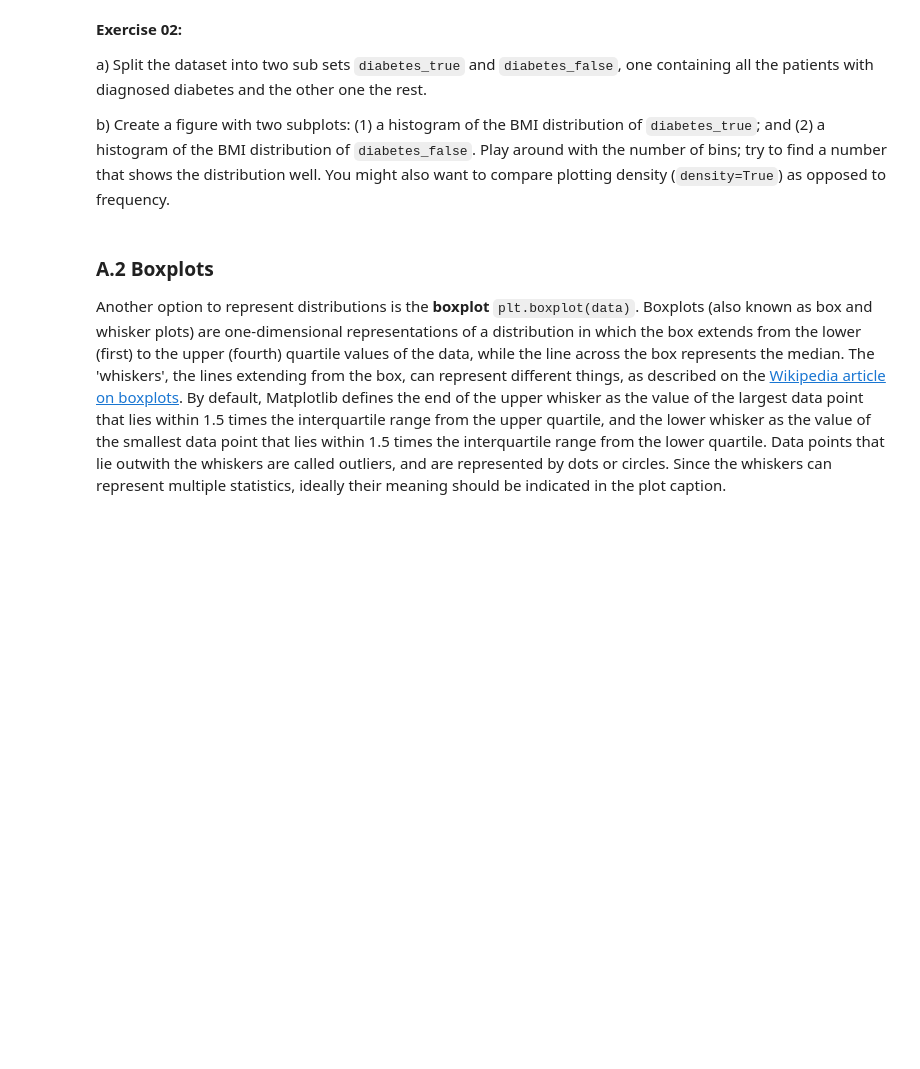
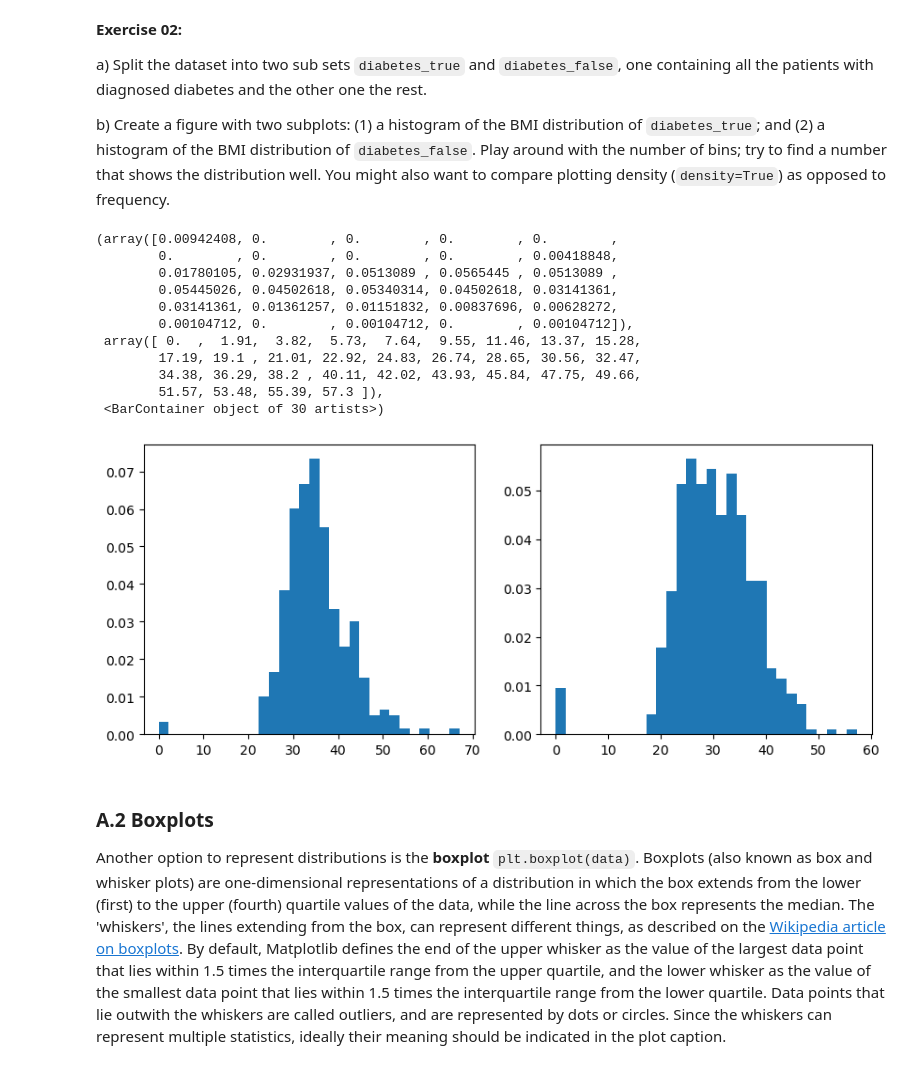
Before and after one commit to ThomasAWood/FDS-S1-04-data-representation-02-distributions, a Jupyter notebook: FDS-S1-04-data-representation-02-distributions.ipynb, the cells around one changed output. Drawn from its saved outputs; the diff is of its cells as text; code cells hidden in the pictures; blank space fills up the shorter version.

```diff
--- a/FDS-S1-04-data-representation-02-distributions.ipynb
+++ b/FDS-S1-04-data-representation-02-distributions.ipynb
@@ -79,3 +87,23 @@ b) Create a figure with two subplots: (1) a histogram of the BMI distribution of
+# %%
+diabetes_true = diabetes[diabetes.Outcome == 1]
+diabetes_false = diabetes[diabetes.Outcome == 0]
+
+fig, (ax1, ax2) = plt.subplots(1, 2, figsize=(10, 4))
+ax1.hist(diabetes_true['BMI'], 30, density=True)
+ax2.hist(diabetes_false['BMI'], 30, density=True)
+# %% [output]
+(array([0.00942408, 0.        , 0.        , 0.        , 0.        ,
+        0.        , 0.        , 0.        , 0.        , 0.00418848,
+        0.01780105, 0.02931937, 0.0513089 , 0.0565445 , 0.0513089 ,
+        0.05445026, 0.04502618, 0.05340314, 0.04502618, 0.03141361,
+        0.03141361, 0.01361257, 0.01151832, 0.00837696, 0.00628272,
+        0.00104712, 0.        , 0.00104712, 0.        , 0.00104712]),
+ array([ 0.  ,  1.91,  3.82,  5.73,  7.64,  9.55, 11.46, 13.37, 15.28,
+        17.19, 19.1 , 21.01, 22.92, 24.83, 26.74, 28.65, 30.56, 32.47,
+        34.38, 36.29, 38.2 , 40.11, 42.02, 43.93, 45.84, 47.75, 49.66,
+        51.57, 53.48, 55.39, 57.3 ]),
+ <BarContainer object of 30 artists>)
+[figure, added]
 # %% [markdown]
 ### A.2 Boxplots
 
```
Also changed, not shown: parts of 22 cells of this notebook.
